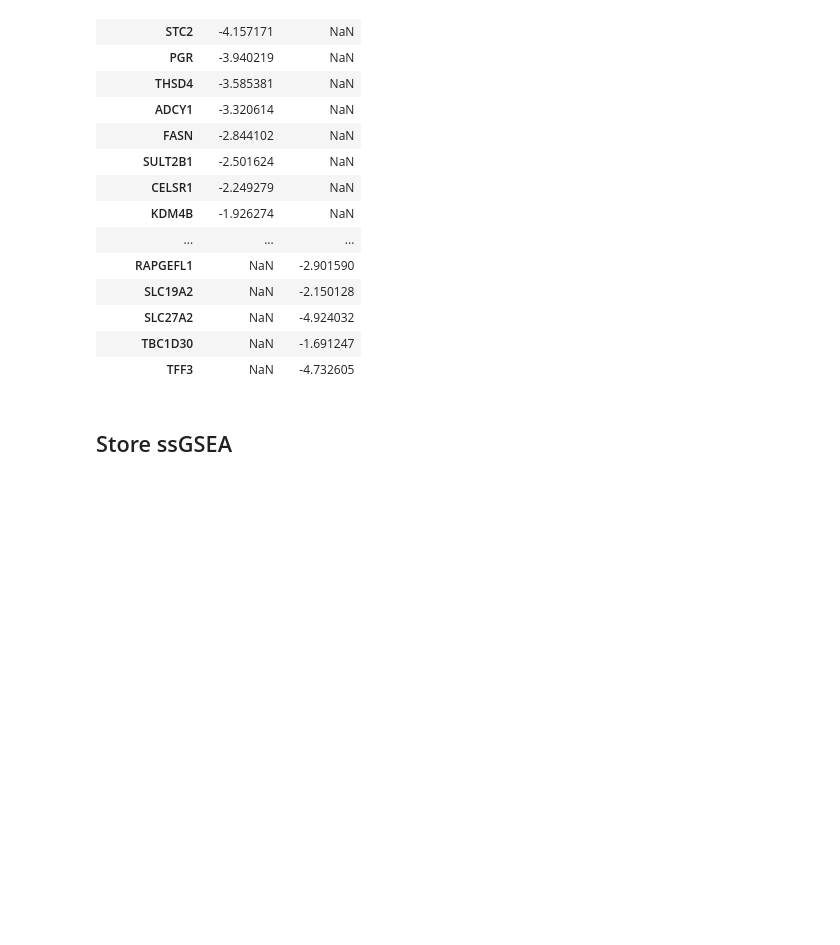
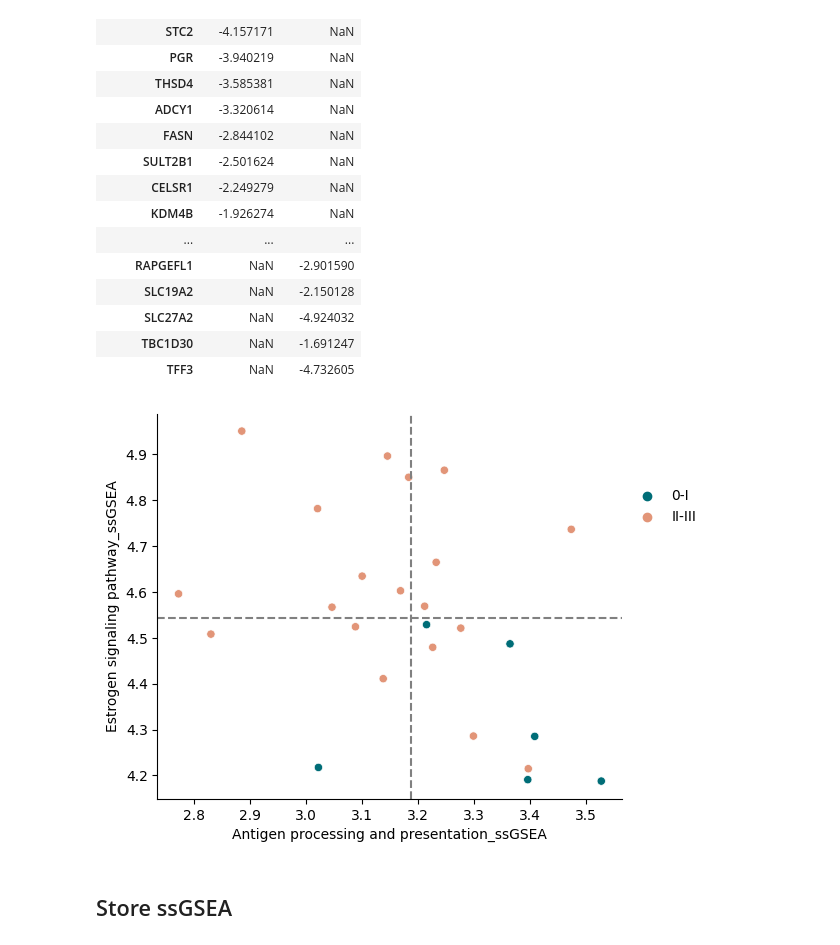
Before and after one commit to jingxinfu/primary_hr_brca_io_treated_genomic_analysis, a Jupyter notebook: notebooks/2_Transcriptomic_landscape of the trial population.ipynb, the cells around one changed output. Cells and saved outputs as stored; diff of their text form; code cells hidden in the pictures; blank space fills up the shorter version.

```diff
--- a/notebooks/2_Transcriptomic_landscape of the trial population.ipynb
+++ b/notebooks/2_Transcriptomic_landscape of the trial population.ipynb
@@ -713,6 +716,24 @@ data.sort_values('Chemo->ICI')
 | SLC27A2 | NaN | -4.924032 |
 | TBC1D30 | NaN | -1.691247 |
 | TFF3 | NaN | -4.732605 |
+# %%
+fig,ax = plt.subplots(figsize=(6,5))
+plot_Data = rna.loc[(rna.BestResponse!='N/A')&(rna.Timepoint=='Baseline'),:].copy()
+sns.scatterplot(
+	data=plot_Data,
+	x='bulkRNA_Antigen processing and presentation_ssGSEA',
+	y='bulkRNA_Estrogen signaling pathway_ssGSEA',
+	hue='BestResponse',
+	palette=COLOR_PAlETTE['BestResponse'],
+    ax=ax
+)
+ax.legend(loc=(1.01,.7))
+ax.axvline(x=plot_Data['bulkRNA_Antigen processing and presentation_ssGSEA'].mean(),linestyle='--',color='gray')
+ax.axhline(y=plot_Data['bulkRNA_Estrogen signaling pathway_ssGSEA'].mean(),linestyle='--',color='gray')
+ax.set(xlabel='Antigen processing and presentation_ssGSEA',ylabel='Estrogen signaling pathway_ssGSEA');
+fig.savefig('../report/figure/SHARE/Fig4D.svg')
+# %% [output]
+[figure, added]
 # %% [markdown]
 ## Store ssGSEA
 # %%
```
Also changed, not shown: parts of 19 cells of this notebook, 12 other files.
